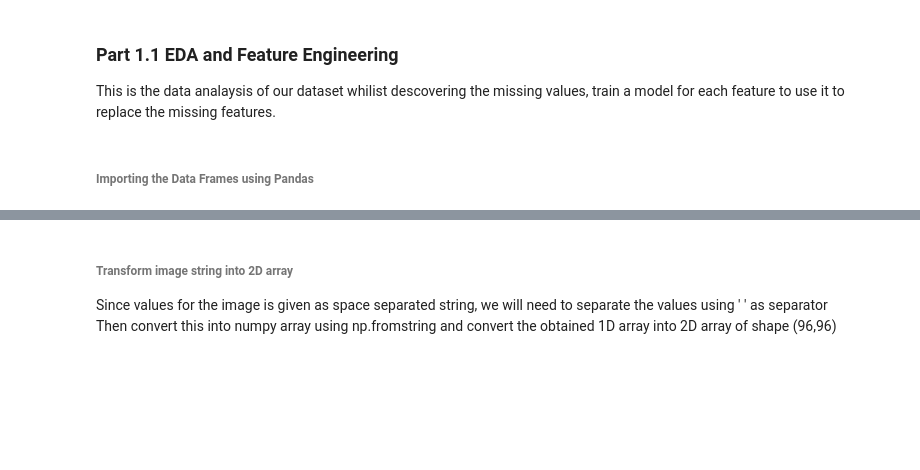
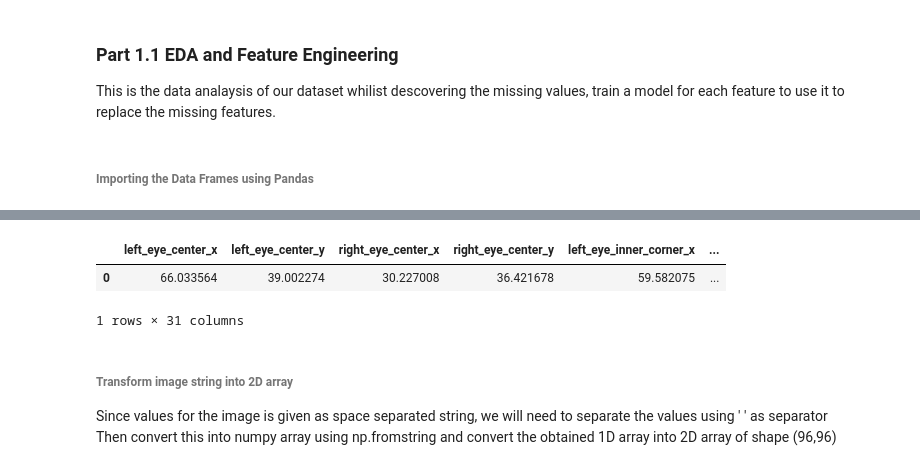
Before and after one commit to mariaafara/face-landmark-detection, a Jupyter notebook: data_preparation.ipynb, the cells around one changed output, grey strips where cells are left out. Drawn from its saved outputs; the diff is of its cells as text; code cells hidden in the pictures; blank space fills up the shorter version.

```diff
--- a/data_preparation.ipynb
+++ b/data_preparation.ipynb
@@ -76,3 +51,9 @@ train_data.head().T
+# %%
+main_df.head(1)
+# %% [output]
+|  | left_eye_center_x | left_eye_center_y | right_eye_center_x | right_eye_center_y | left_eye_inner_corner_x | ... |
+| 0 | 66.033564 | 39.002274 | 30.227008 | 36.421678 | 59.582075 | ... |
+1 rows × 31 columns
 # %% [markdown]
 ###### **Transform image string into 2D array**
 Since values for the image is given as space separated string, we will need to separate the values using ' ' as separator<br>
```
Also changed, not shown: parts of 39 cells of this notebook, 7 other files.
